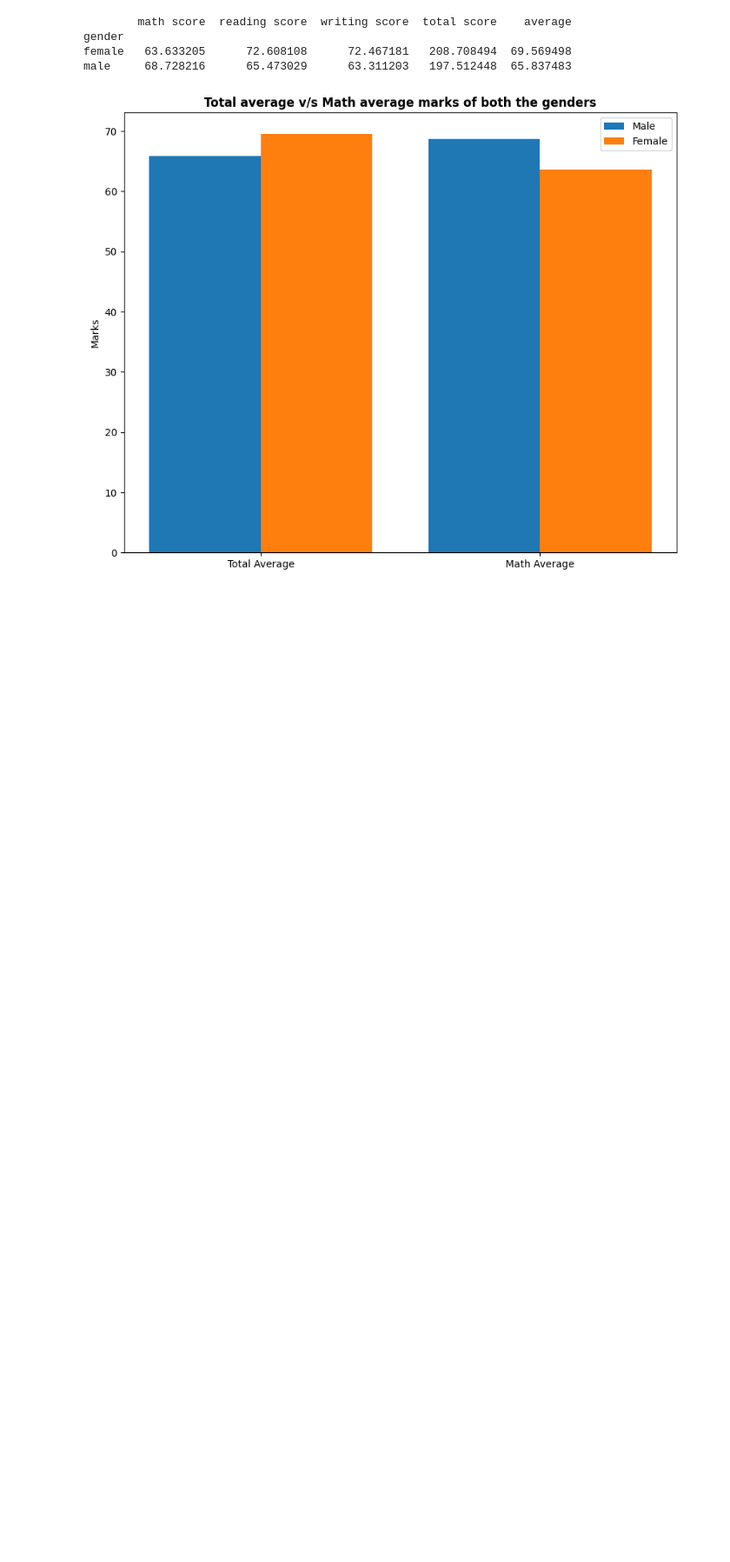
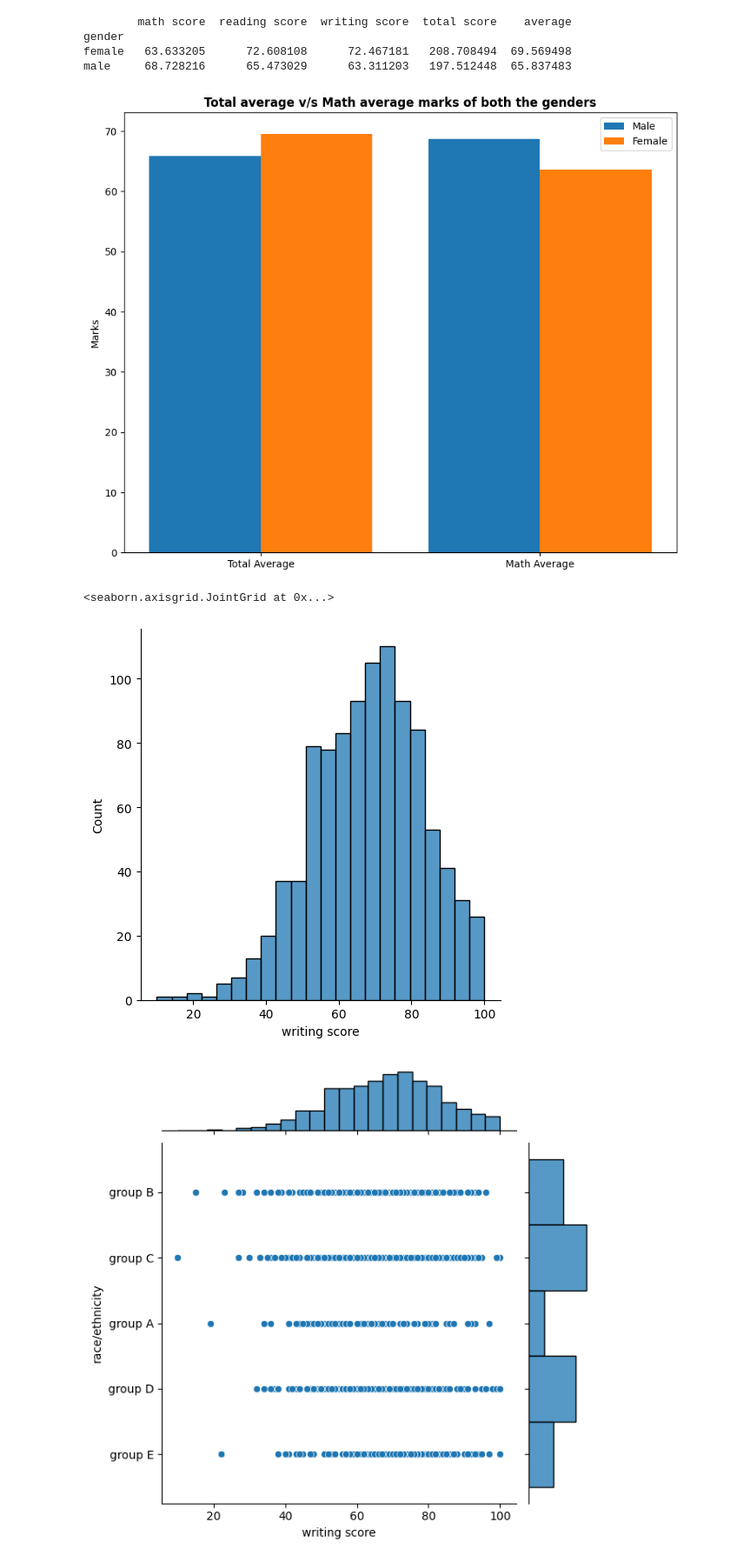
Before and after one commit to Qotb912/basic_ml_project, a Jupyter notebook: notebook/EDA.ipynb, the cells around one changed output. Shown at 87% size. Cells and saved outputs as stored; diff of their text form; code cells hidden in the pictures; blank space fills up the shorter version.

```diff
--- a/notebook/EDA.ipynb
+++ b/notebook/EDA.ipynb
@@ -15,6 +15,8 @@ import seaborn as sns
 import matplotlib.pyplot as plt
 %matplotlib inline
 import warnings
+sns.set(font_scale=2)
+
 warnings.filterwarnings('ignore')
 # %%
 df = pd.read_csv('./data/StudentsPerformance.csv')
@@ -434,3 +436,16 @@ gender
 female   63.633205      72.608108      72.467181   208.708494  69.569498
 male     68.728216      65.473029      63.311203   197.512448  65.837483
 [figure]
+# %%
+df['race/ethnicity'].value_counts()
+# import seaborn as sns
+x = 'writing score'
+y= 'race/ethnicity'
+sns.displot(data=df,x=x)
+sns.jointplot(data=df,x=x,y=y )
+# sns.pairplot(data=df,hue=x)
+# sns.pairplot(data=df,hue=y)
+# %% [output]
+<seaborn.axisgrid.JointGrid at 0x...>
+[figure, added]
+[figure, added]
```
Also changed, not shown: parts of 14 cells of this notebook.
